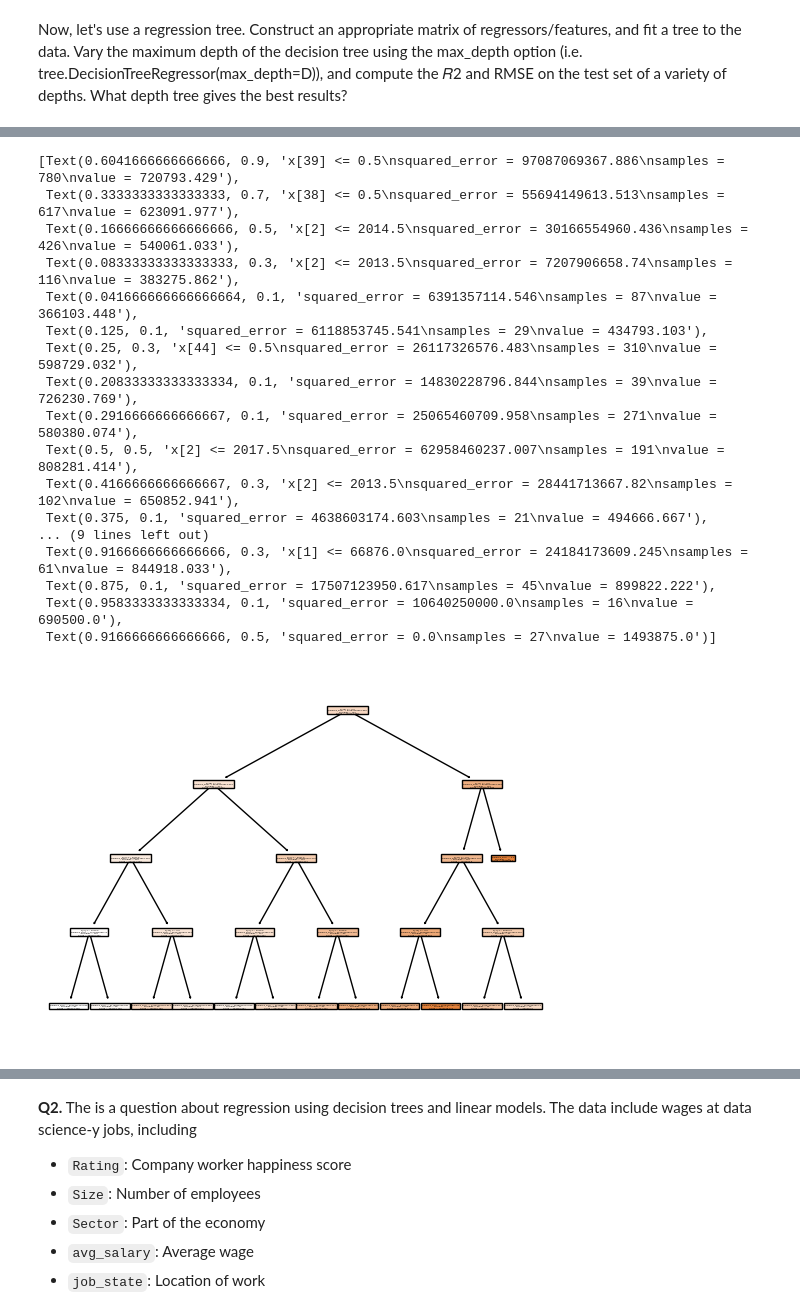
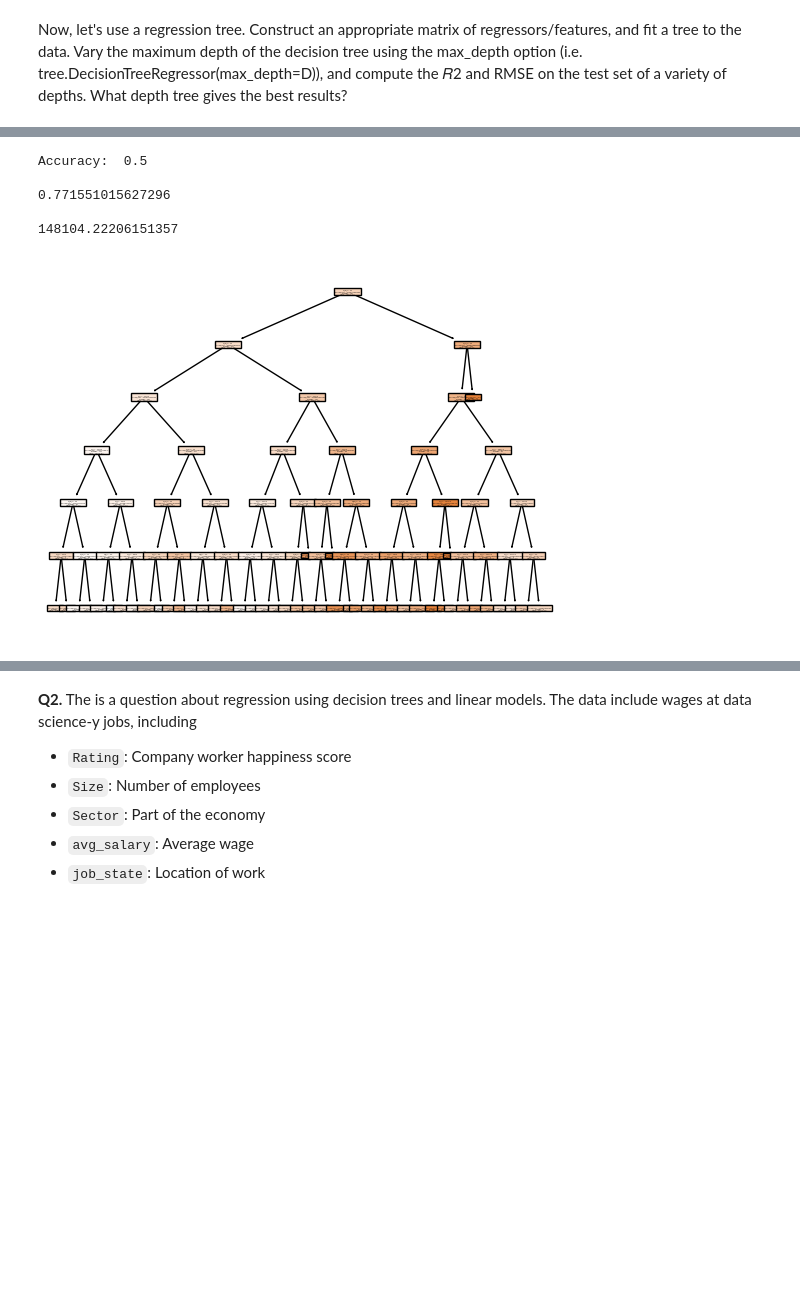
Before and after one commit to mggozzi/assignment4, a Jupyter notebook: Copy_of_assignment4.ipynb, the cells around one changed output, grey strips where cells are left out. Saved outputs shown, nothing was run; the diff lists cells and outputs as text; code cells hidden in the pictures; blank space fills up the shorter version.

```diff
--- a/Copy_of_assignment4.ipynb
+++ b/Copy_of_assignment4.ipynb
@@ -379,31 +386,36 @@ Accuracy:  0.5
 # %%
 # depth of 6
 
 #using the X_3 matrix again
 X_train, X_test, y_train, y_test = train_test_split(X_3,y,test_size=.2,random_state=1)
 
 # Fit decision tree:
-cart = tree.DecisionTreeRegressor(max_depth=4) # Create a regression object
+cart = tree.DecisionTreeRegressor(max_depth=6) # Create a regression object
 cart = cart.fit(X_train, y_train)
 
 # Visualize results:
 tree.plot_tree(cart,filled=True)
+
+## Make Predictions on the Test Set
+y_hat = cart.predict(X_test)
+
+## Confusion Matrix
+tab = pd.crosstab(y_test,y_hat) # Compute confusion matrix
+acc = (tab.iloc[0,0]+tab.iloc[1,1])/(tab.iloc[0,0]+tab.iloc[1,1]+tab.iloc[0,1]+tab.iloc[1,0]) # Compute Accuracy
+print('Accuracy: ', acc, '\n')
+pd.crosstab(y_test,y_hat)
+
+#find the R2 and RMSE
+pn(cart.score(X_test, y_test)) # R squared measure
+
+pn(np.sqrt(mean_squared_error(y_test, y_hat))) #RMSE
+
+
+##As depth increases, the R squared gets closer to 1 --> improved fit
 # %% [output]
-[Text(0.6041666666666666, 0.9, 'x[39] <= 0.5\nsquared_error = 97087069367.886\nsamples = 780\nvalue = 720793.429'),
- Text(0.3333333333333333, 0.7, 'x[38] <= 0.5\nsquared_error = 55694149613.513\nsamples = 617\nvalue = 623091.977'),
- Text(0.16666666666666666, 0.5, 'x[2] <= 2014.5\nsquared_error = 30166554960.436\nsamples = 426\nvalue = 540061.033'),
- Text(0.08333333333333333, 0.3, 'x[2] <= 2013.5\nsquared_error = 7207906658.74\nsamples = 116\nvalue = 383275.862'),
- Text(0.041666666666666664, 0.1, 'squared_error = 6391357114.546\nsamples = 87\nvalue = 366103.448'),
- Text(0.125, 0.1, 'squared_error = 6118853745.541\nsamples = 29\nvalue = 434793.103'),
- Text(0.25, 0.3, 'x[44] <= 0.5\nsquared_error = 26117326576.483\nsamples = 310\nvalue = 598729.032'),
- Text(0.20833333333333334, 0.1, 'squared_error = 14830228796.844\nsamples = 39\nvalue = 726230.769'),
- Text(0.2916666666666667, 0.1, 'squared_error = 25065460709.958\nsamples = 271\nvalue = 580380.074'),
- Text(0.5, 0.5, 'x[2] <= 2017.5\nsquared_error = 62958460237.007\nsamples = 191\nvalue = 808281.414'),
- Text(0.4166666666666667, 0.3, 'x[2] <= 2013.5\nsquared_error = 28441713667.82\nsamples = 102\nvalue = 650852.941'),
- Text(0.375, 0.1, 'squared_error = 4638603174.603\nsamples = 21\nvalue = 494666.667'),
-... (9 lines left out)
- Text(0.9166666666666666, 0.3, 'x[1] <= 66876.0\nsquared_error = 24184173609.245\nsamples = 61\nvalue = 844918.033'),
- Text(0.875, 0.1, 'squared_error = 17507123950.617\nsamples = 45\nvalue = 899822.222'),
- Text(0.9583333333333334, 0.1, 'squared_error = 10640250000.0\nsamples = 16\nvalue = 690500.0'),
- Text(0.9166666666666666, 0.5, 'squared_error = 0.0\nsamples = 27\nvalue = 1493875.0')]
+Accuracy:  0.5
+
+0.771551015627296
+
+148104.22206151357
-[figure, old version]
+[figure, new version]
```
Also changed, not shown: parts of 18 cells of this notebook.
